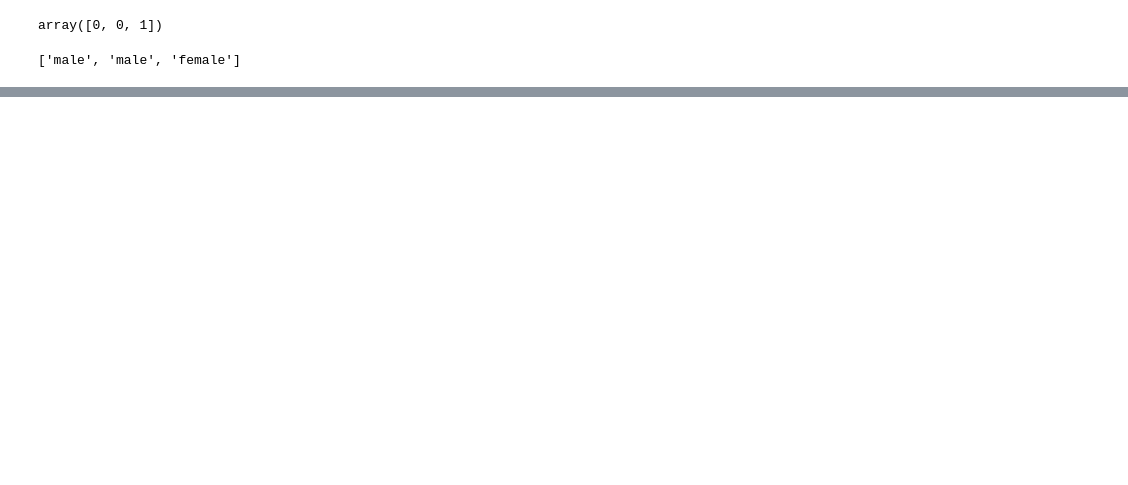
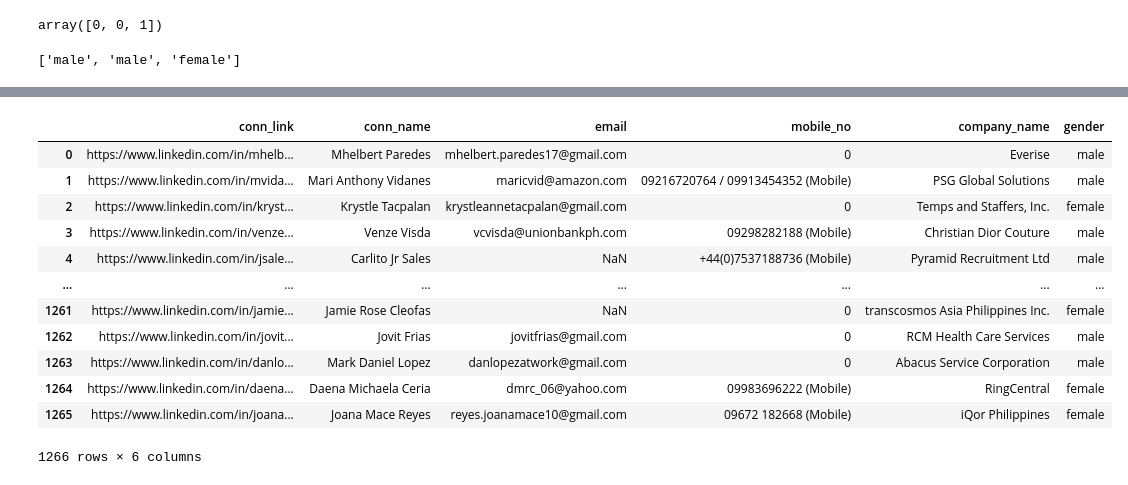
Before and after one commit to 08Aristodemus24/auto-job-app-sender, a Jupyter notebook: apps/preprocess_profile_names.ipynb, the cells around one changed output, grey strips where cells are left out. Saved outputs shown, nothing was run; the diff lists cells and outputs as text; code cells hidden in the pictures; blank space fills up the shorter version.

```diff
--- a/apps/preprocess_profile_names.ipynb
+++ b/apps/preprocess_profile_names.ipynb
@@ -214,3 +202,11 @@ dtype: object
+# %%
+def simplify_comp_name(comp_name):
+    new_comp_name = re.sub(r"· (Full-time|Freelance|Contract|Internship|Freelance|Part-time)", "", comp_name)
+    new_comp_name = new_comp_name.strip()
+
+    return new_comp_name
+
+conn_info['company_name'] = conn_info['company_name'].apply(simplify_comp_name)
 # %%
 hyper_params = load_meta_data('./saved/misc/fil_name_gender_lstm_hyper_params.json')
 hyper_params
@@ -334,15 +330,18 @@ def predict_gender(row):
      # extract gender if any
     gender = row["gender"]
     name = row["conn_name"]
-    print(f"name: {name}")
-    print(f"gender: {gender}")
+    print(f"name: {name} {type(name)}")
+    print(f"gender: {gender} {type(gender)}", end='\n\n')
 
-    # check if null
-    if pd.isnull(gender) and not pd.isnull(name) :
+    # check if gender is null and name is also present
+    # if there is no name and gender is null or "unnull" then move on still
+    # because there is no point in having a name and then genderizing it
+    if (pd.isnull(gender) or gender == None) and not pd.isnull(name) :
 
         # if split names is ["first name", "last name"]
         # get the first name by split_names[0] if ["first name 1", ..., "first name n", "last name"]
         # get the first name/s by split_names[]
+        name = name.lower()
         split_names = name.split()
         print(f"split names: {split_names}")
 
@@ -353,6 +352,27 @@ def predict_gender(row):
             seqs = [[char_to_idx(char).numpy().tolist() for char in name] for name in first_names]
             seqs_padded = tf.keras.preprocessing.sequence.pad_sequences(seqs, maxlen=hyper_params["input_shape"], padding='post', truncating='post')
 
+            # use padded sequences as input to predictive model
+            probs = lstm_model.predict(seqs_padded)
+
+            # calculate the mean probability
+            mean_prob = np.mean(probs)
+
+            # use preidcted probabilities to convert to scalar values 0 and 1
+            label = (mean_prob >= 0.5).astype('int')
+
+            decoded_label = "male" if label == 0 else "female"
+
+            print(f"decoded label: {decoded_label}")
+            return decoded_label
+
+        else:
+            first_name = split_names[0]
+
+            seqs = [[char_to_idx(char) for char in first_name]]
+            seqs_padded = tf.keras.preprocessing.sequence.pad_sequences(seqs, maxlen=hyper_params["input_shape"], padding='post', truncating='post')
+
+            print(seqs_padded)
             # use padded sequences as input to predictive model
             probs = lstm_model.predict(seqs_padded)
 
@@ -410,4 +447,20 @@ Name: count, dtype: int64
 # %%
 conn_info['gender'] = temp
+# %%
+conn_info
+# %% [output]
+|  | conn_link | conn_name | email | mobile_no | company_name | gender |
+| 0 | https://www.linkedin.com/in/mhelb... | Mhelbert Paredes | mhelbert.paredes17@gmail.com | 0 | Everise | male |
+| 1 | https://www.linkedin.com/in/mvida... | Mari Anthony Vidanes | maricvid@amazon.com | 09216720764 / 09913454352 (Mobile) | PSG Global Solutions | male |
+| 2 | https://www.linkedin.com/in/kryst... | Krystle Tacpalan | krystleannetacpalan@gmail.com | 0 | Temps and Staffers, Inc. | female |
+| 3 | https://www.linkedin.com/in/venze... | Venze Visda | vcvisda@unionbankph.com | 09298282188 (Mobile) | Christian Dior Couture | male |
+| 4 | https://www.linkedin.com/in/jsale... | Carlito Jr Sales | NaN | +44(0)7537188736 (Mobile) | Pyramid Recruitment Ltd | male |
+| ... | ... | ... | ... | ... | ... | ... |
+| 1261 | https://www.linkedin.com/in/jamie... | Jamie Rose Cleofas | NaN | 0 | transcosmos Asia Philippines Inc. | female |
+| 1262 | https://www.linkedin.com/in/jovit... | Jovit Frias | jovitfrias@gmail.com | 0 | RCM Health Care Services | male |
+| 1263 | https://www.linkedin.com/in/danlo... | Mark Daniel Lopez | danlopezatwork@gmail.com | 0 | Abacus Service Corporation | male |
+| 1264 | https://www.linkedin.com/in/daena... | Daena Michaela Ceria | dmrc_06@yahoo.com | 09983696222 (Mobile) | RingCentral | female |
+| 1265 | https://www.linkedin.com/in/joana... | Joana Mace Reyes | reyes.joanamace10@gmail.com | 09672 182668 (Mobile) | iQor Philippines | female |
+1266 rows × 6 columns
 # %%
 conn_info.to_csv('../documents/conn_info.csv')
```
Also changed, not shown: parts of 22 cells of this notebook, 5 other files.
